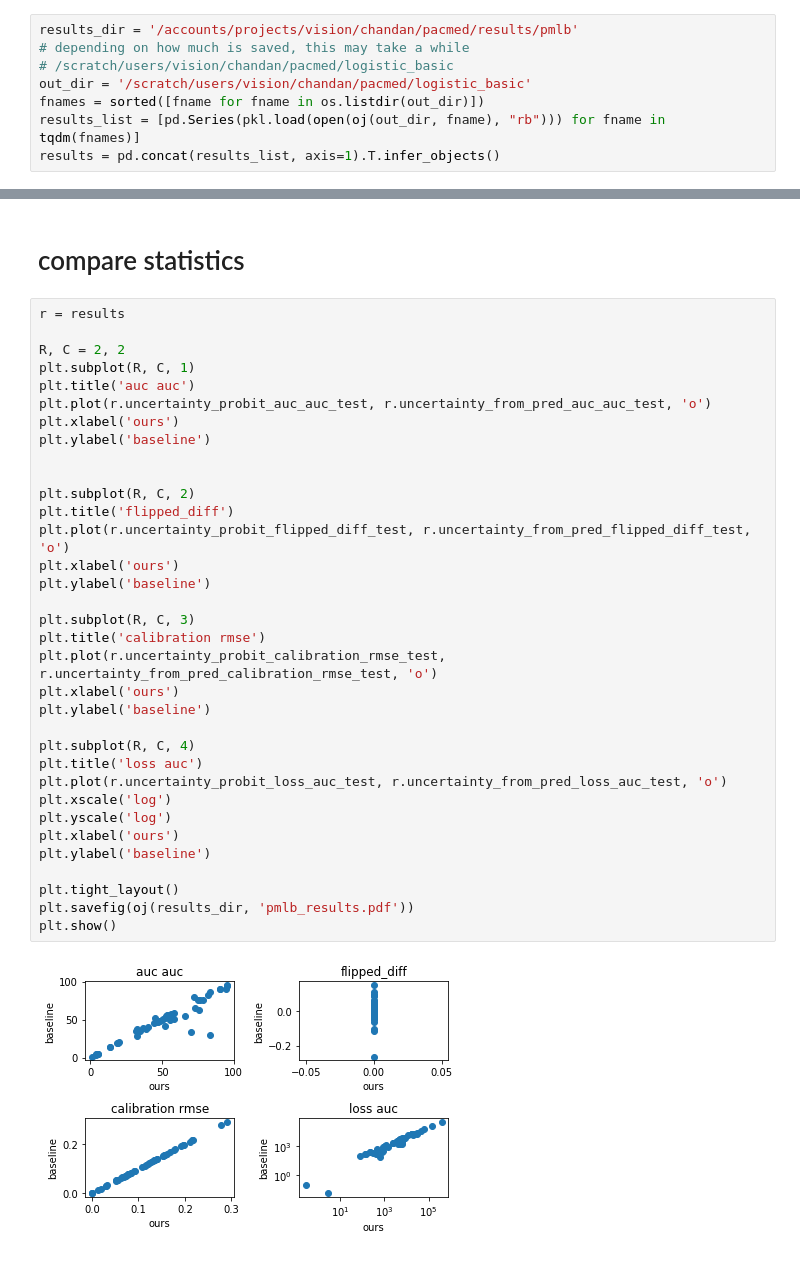
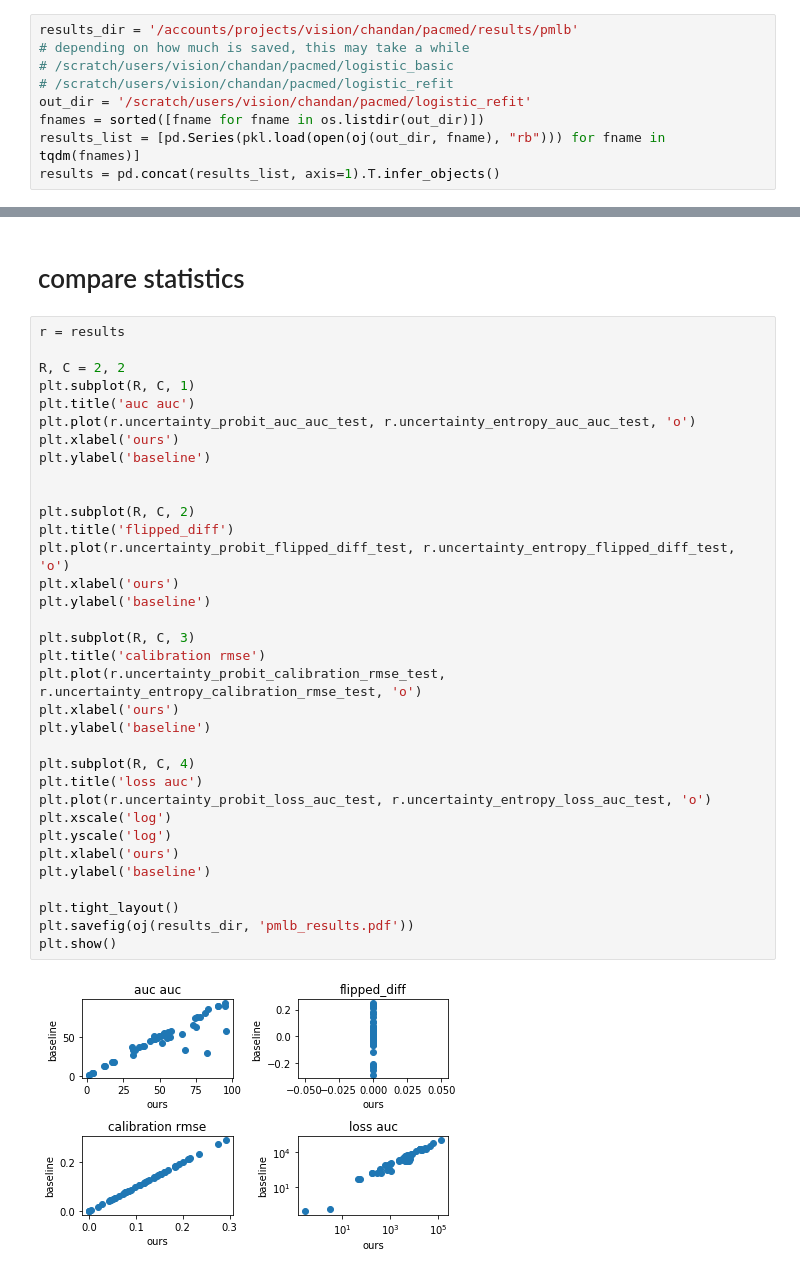
Before and after one commit to Pacmed/sensible-local-interpretations, a Jupyter notebook: experiments/sweep_pmlb/analyze_pmlb.ipynb, the cells around one changed output, grey strips where cells are left out. Cells and saved outputs as stored; diff of their text form.

```diff
--- a/experiments/sweep_pmlb/analyze_pmlb.ipynb
+++ b/experiments/sweep_pmlb/analyze_pmlb.ipynb
@@ -13,7 +13,8 @@ from tqdm import tqdm
 results_dir = '/accounts/projects/vision/chandan/pacmed/results/pmlb'
 # depending on how much is saved, this may take a while
 # /scratch/users/vision/chandan/pacmed/logistic_basic
-out_dir = '/scratch/users/vision/chandan/pacmed/logistic_basic'
+# /scratch/users/vision/chandan/pacmed/logistic_refit
+out_dir = '/scratch/users/vision/chandan/pacmed/logistic_refit'
 fnames = sorted([fname for fname in os.listdir(out_dir)])
 results_list = [pd.Series(pkl.load(open(oj(out_dir, fname), "rb"))) for fname in tqdm(fnames)]
 results = pd.concat(results_list, axis=1).T.infer_objects()
@@ -33,36 +34,36 @@ results.head()
 r = results
 
 R, C = 2, 2
 plt.subplot(R, C, 1)
 plt.title('auc auc')
-plt.plot(r.uncertainty_probit_auc_auc_test, r.uncertainty_from_pred_auc_auc_test, 'o')
+plt.plot(r.uncertainty_probit_auc_auc_test, r.uncertainty_entropy_auc_auc_test, 'o')
 plt.xlabel('ours')
 plt.ylabel('baseline')
 
 
 plt.subplot(R, C, 2)
 plt.title('flipped_diff')
-plt.plot(r.uncertainty_probit_flipped_diff_test, r.uncertainty_from_pred_flipped_diff_test, 'o')
+plt.plot(r.uncertainty_probit_flipped_diff_test, r.uncertainty_entropy_flipped_diff_test, 'o')
 plt.xlabel('ours')
 plt.ylabel('baseline')
 
 plt.subplot(R, C, 3)
 plt.title('calibration rmse')
-plt.plot(r.uncertainty_probit_calibration_rmse_test, r.uncertainty_from_pred_calibration_rmse_test, 'o')
+plt.plot(r.uncertainty_probit_calibration_rmse_test, r.uncertainty_entropy_calibration_rmse_test, 'o')
 plt.xlabel('ours')
 plt.ylabel('baseline')
 
 plt.subplot(R, C, 4)
 plt.title('loss auc')
-plt.plot(r.uncertainty_probit_loss_auc_test, r.uncertainty_from_pred_loss_auc_test, 'o')
+plt.plot(r.uncertainty_probit_loss_auc_test, r.uncertainty_entropy_loss_auc_test, 'o')
 plt.xscale('log')
 plt.yscale('log')
 plt.xlabel('ours')
 plt.ylabel('baseline')
 
 plt.tight_layout()
 plt.savefig(oj(results_dir, 'pmlb_results.pdf'))
 plt.show()
 # %% [output]
-[figure, old version]
+[figure, new version]
 # %%
```
Also changed, not shown: parts of 4 cells of this notebook, 5 other files.
